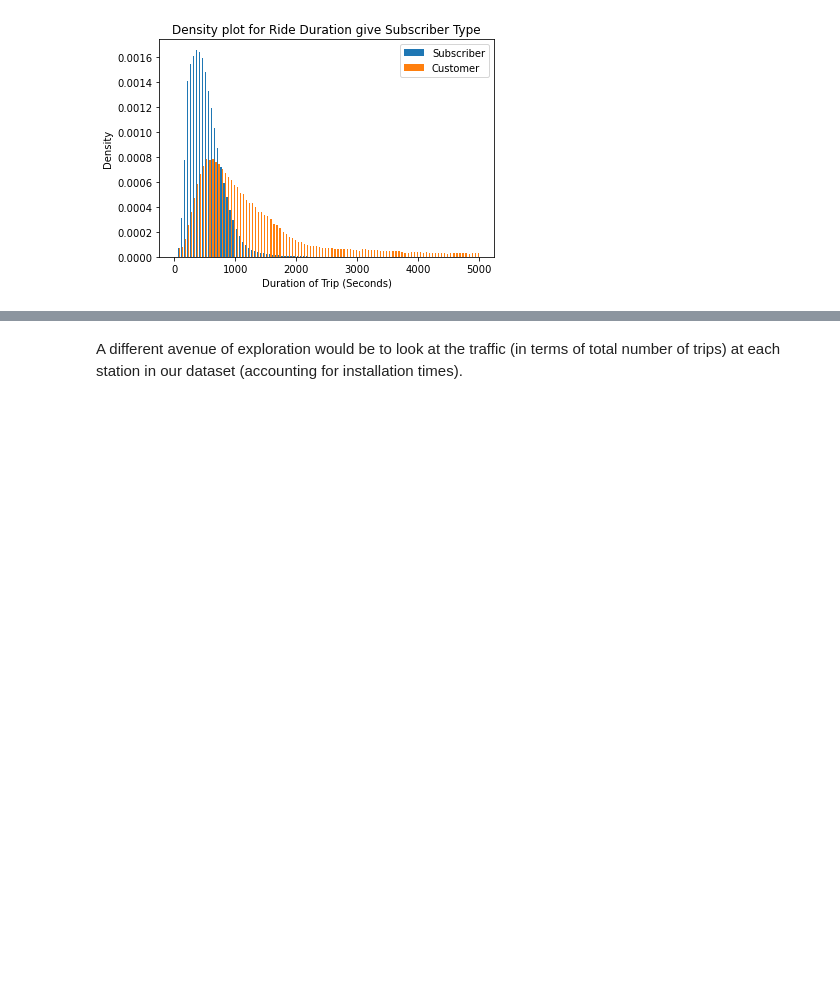
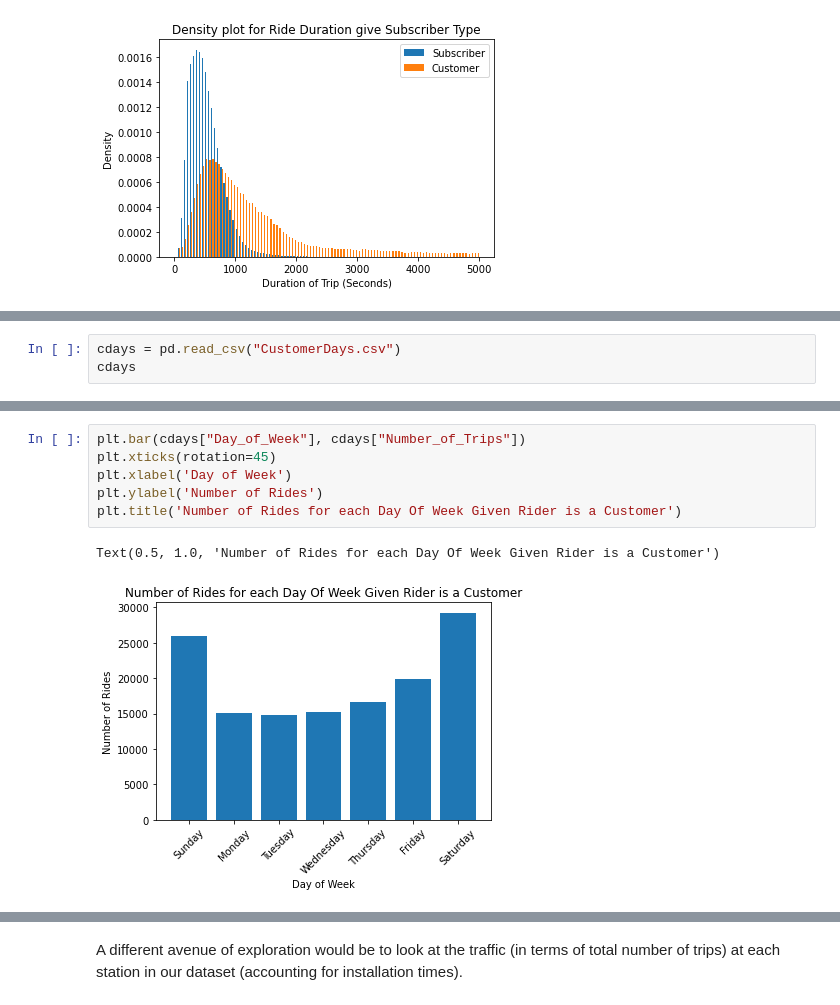
Before and after one commit to isaacvernon1/w205Project1, a Jupyter notebook: Project_1.ipynb, the cells around one changed output, grey strips where cells are left out. Drawn from its saved outputs; the diff is of its cells as text; blank space fills up the shorter version.

```diff
--- a/Project_1.ipynb
+++ b/Project_1.ipynb
@@ -376,0 +450,3 @@ MORE ANALYSIS
+# %%
+cdays = pd.read_csv("CustomerDays.csv")
+cdays
@@ -376,0 +462,9 @@ MORE ANALYSIS
+# %%
+plt.bar(cdays["Day_of_Week"], cdays["Number_of_Trips"])
+plt.xticks(rotation=45)
+plt.xlabel('Day of Week')
+plt.ylabel('Number of Rides')
+plt.title('Number of Rides for each Day Of Week Given Rider is a Customer')
+# %% [output]
+Text(0.5, 1.0, 'Number of Rides for each Day Of Week Given Rider is a Customer')
+[figure, added]
```
Also changed, not shown: parts of 15 cells of this notebook.
